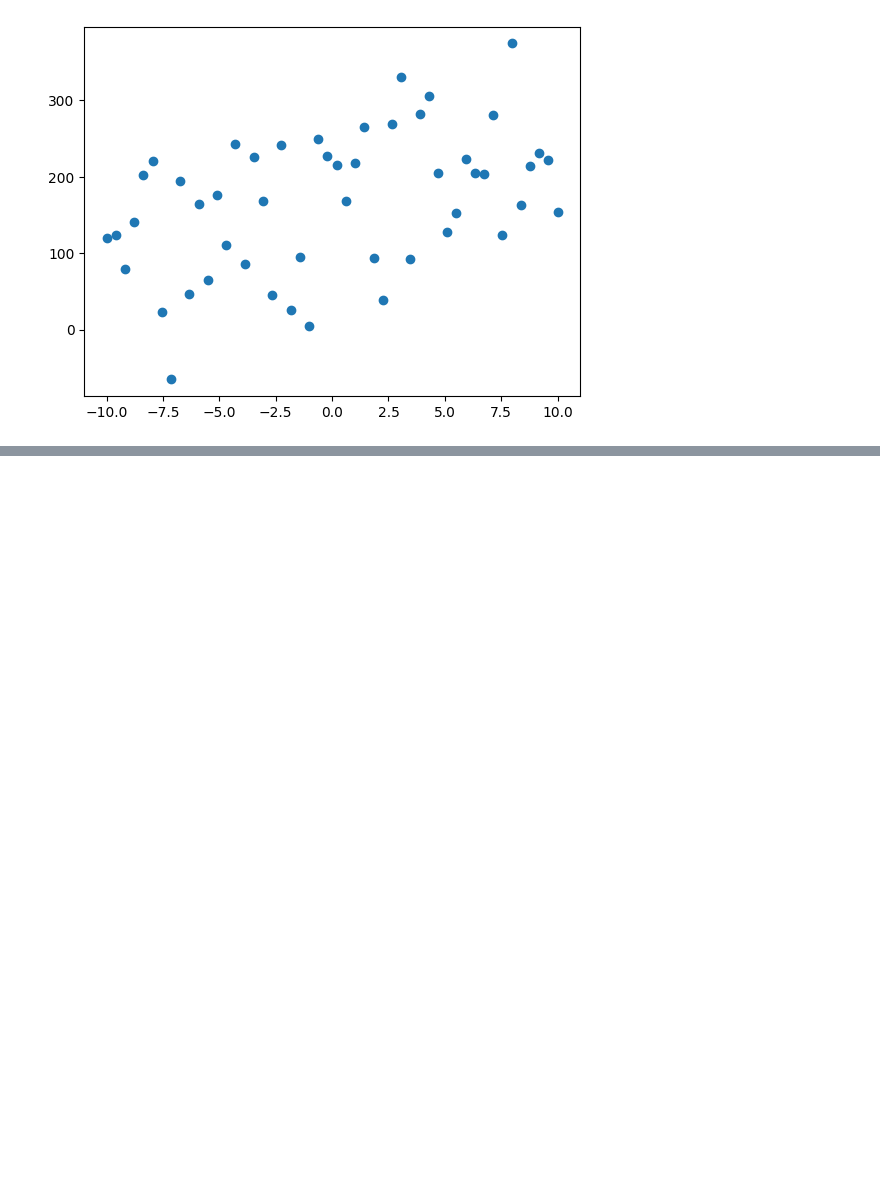
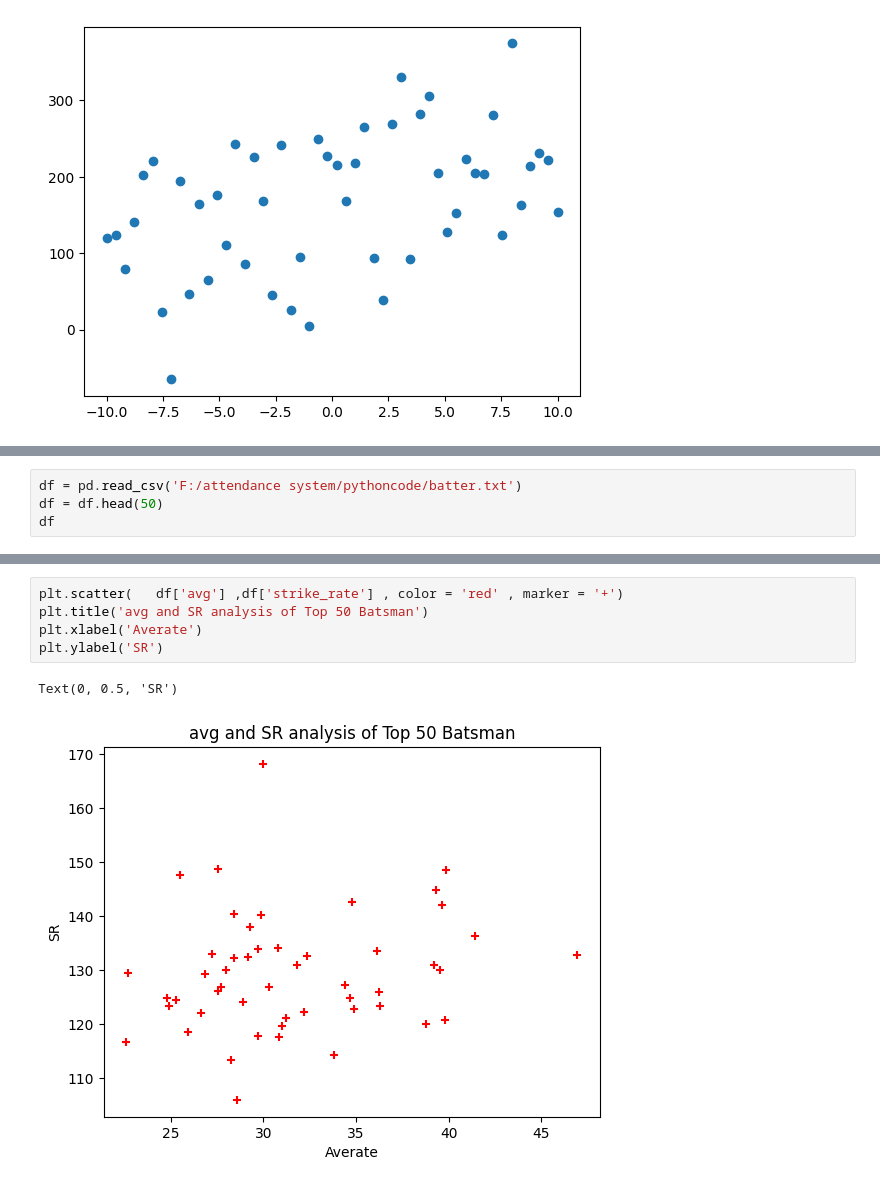
Before and after one commit to pranavsirsufale/attendance_system, a Jupyter notebook: pythoncode/visualization_python.ipynb, the cells around one changed output, grey strips where cells are left out. Cells and saved outputs as stored; diff of their text form; blank space fills up the shorter version.

```diff
--- a/pythoncode/visualization_python.ipynb
+++ b/pythoncode/visualization_python.ipynb
@@ -261,0 +260,4 @@ plt.scatter(x, y)
+# %%
+df = pd.read_csv('F:/attendance system/pythoncode/batter.txt')
+df = df.head(50)
+df
@@ -261,0 +282,8 @@ plt.scatter(x, y)
+# %%
+plt.scatter(   df['avg'] ,df['strike_rate'] , color = 'red' , marker = '+')
+plt.title('avg and SR analysis of Top 50 Batsman')
+plt.xlabel('Averate')
+plt.ylabel('SR')
+# %% [output]
+Text(0, 0.5, 'SR')
+[figure, added]
```
Also changed, not shown: parts of 5 cells of this notebook.
